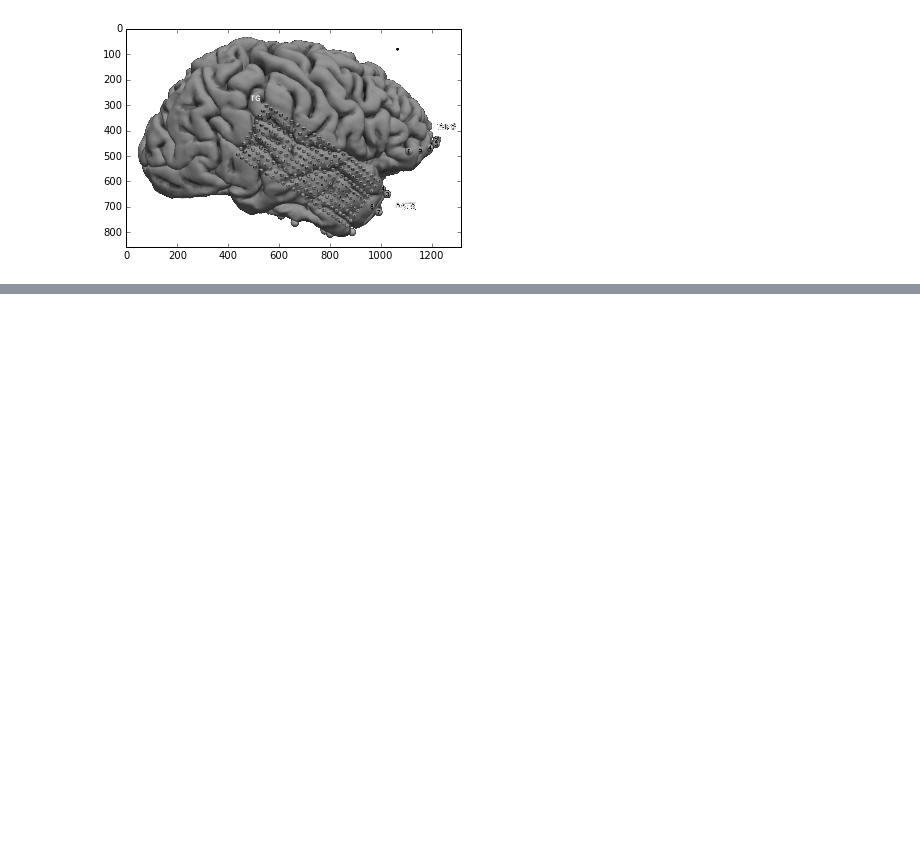
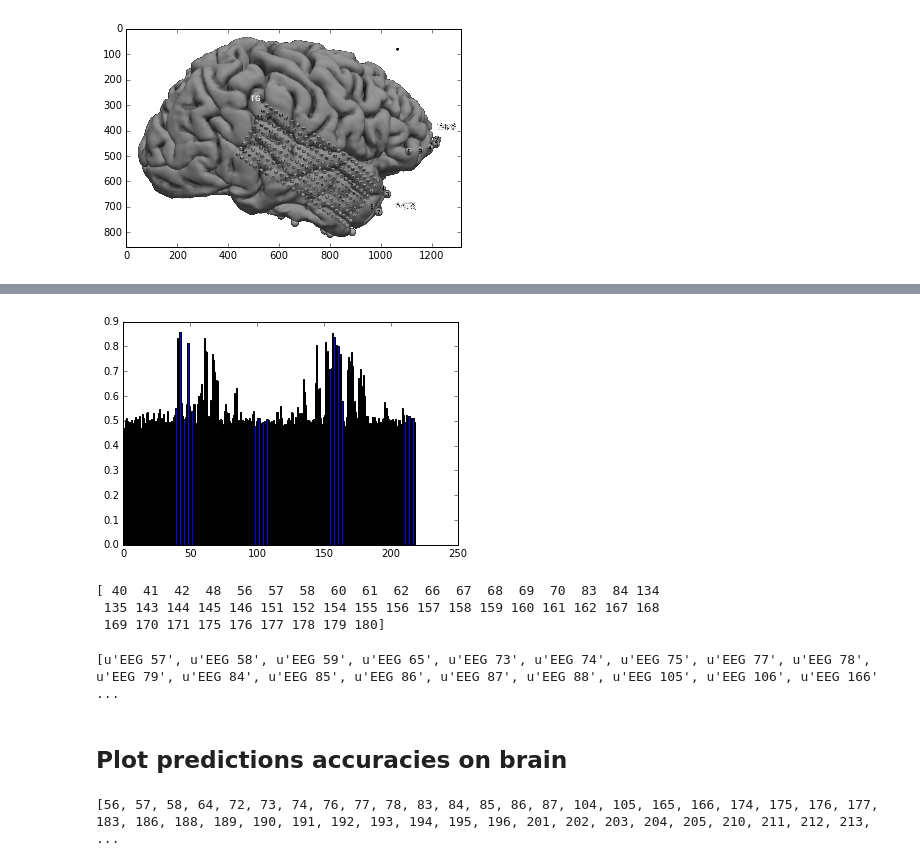
Before and after one commit to yvofon/AuditoryDecoding_2020, a Jupyter notebook: OmissionDecoding_2020.ipynb, the cells around one changed output, grey strips where cells are left out. Saved outputs shown, nothing was run; the diff lists cells and outputs as text; code cells hidden in the pictures; blank space fills up the shorter version.

Commit message:
add code for decoding ba/ga as well as omissions, add code to plot data on brain

```diff
--- a/OmissionDecoding_2020.ipynb
+++ b/OmissionDecoding_2020.ipynb
@@ -163,0 +223,18 @@ lt = mne.channels.read_layout(layout_name, path=layout_path, scale=False)
+# %%
+omission.mean_plot(chan_scores)
+# %% [output]
+[figure, added]
+# %%
+good_baga_chidxs = np.where(np.mean(chan_scores, axis=1)>.6)[0]
+print good_baga_chidxs
+# %% [output]
+[ 40  41  42  48  56  57  58  60  61  62  66  67  68  69  70  83  84 134
+ 135 143 144 145 146 151 152 154 155 156 157 158 159 160 161 162 167 168
+ 169 170 171 175 176 177 178 179 180]
+# %%
+good_baga_chans = [all_epochs.ch_names[i] for i in good_baga_chidxs]
+print good_baga_chans
+# %% [output]
+[u'EEG 57', u'EEG 58', u'EEG 59', u'EEG 65', u'EEG 73', u'EEG 74', u'EEG 75', u'EEG 77', u'EEG 78', u'EEG 79', u'EEG 84', u'EEG 85', u'EEG 86', u'EEG 87', u'EEG 88', u'EEG 105', u'EEG 106', u'EEG 166' ...
+# %% [markdown]
+## Plot predictions accuracies on brain
@@ -163,0 +245,6 @@ lt = mne.channels.read_layout(layout_name, path=layout_path, scale=False)
+# %%
+inds = [i for i, x in enumerate(full_chan_nms) if x in good_baga_chans]
+print inds
+full_chan_scores[inds] = 1
+# %% [output]
+[56, 57, 58, 64, 72, 73, 74, 76, 77, 78, 83, 84, 85, 86, 87, 104, 105, 165, 166, 174, 175, 176, 177, 183, 186, 188, 189, 190, 191, 192, 193, 194, 195, 196, 201, 202, 203, 204, 205, 210, 211, 212, 213, ...
```
Also changed, not shown: parts of 15 cells of this notebook.
